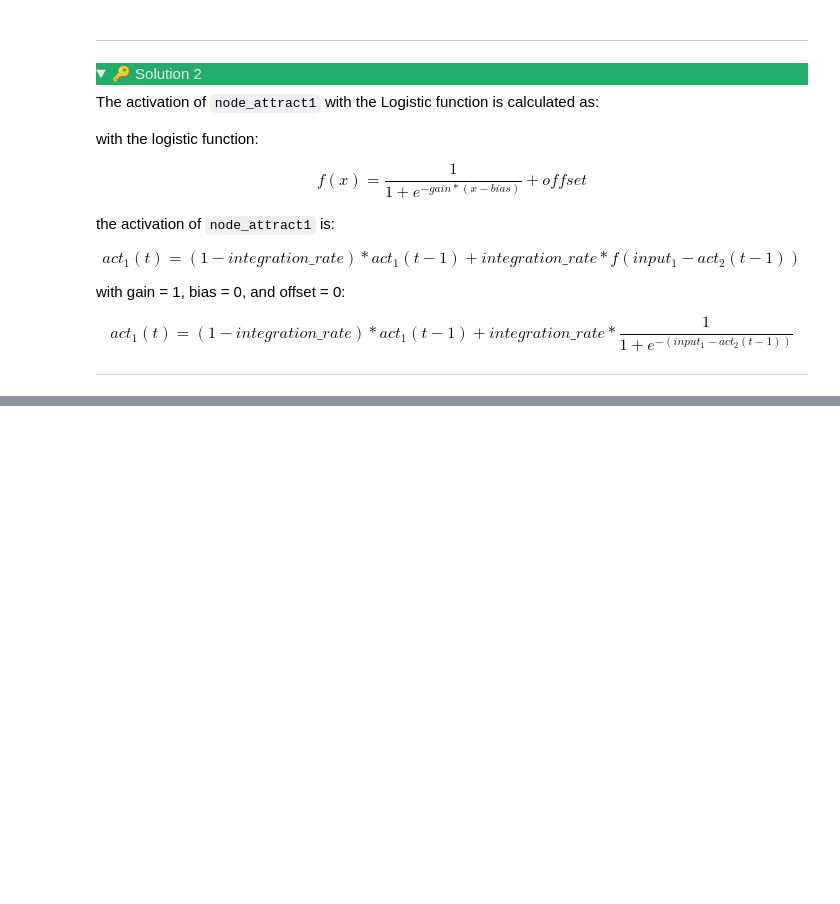
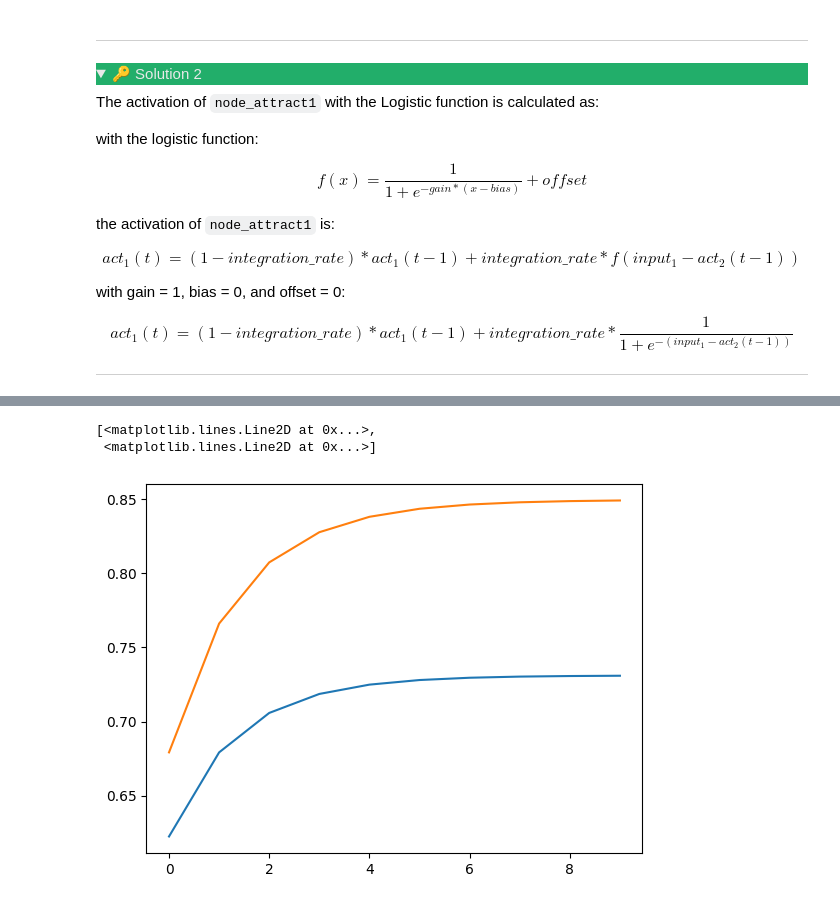
Before and after one commit to younesStrittmatter/502B, a Jupyter notebook: _book_build/content/Dynamics in Perception/notebooks/3 Dynamic Systems and Bistable Perception.ipynb, the cells around one changed output, grey strips where cells are left out. Drawn from its saved outputs; the diff is of its cells as text; code cells hidden in the pictures; folded sections open; blank space fills up the shorter version.

```diff
--- a/_book_build/content/Dynamics in Perception/notebooks/3 Dynamic Systems and Bistable Perception.ipynb
+++ b/_book_build/content/Dynamics in Perception/notebooks/3 Dynamic Systems and Bistable Perception.ipynb
@@ -377,0 +462,67 @@ $$
+# %%
+# Create a PsyNeuLink Composition
+comp_divergent = pnl.Composition()
+
+# Create the first Transfer Mechanism (node)
+node_divergent_1 = pnl.TransferMechanism(
+    name='node_attract1',
+    function=pnl.Logistic(gain=1, offset=0),  # Logistic function with a slope of 1 and no intercept.
+    integrator_mode=True,
+    integration_rate=.5,
+    default_variable=np.zeros((1,)),
+)
+
+# Create the second Transfer Mechanism (node)
+node_divergent_2 = pnl.TransferMechanism(
+    name='node_attract2',
+    function=pnl.Logistic(gain=1, offset=0),
+    integrator_mode=True,
+    integration_rate=.5,
+    default_variable=np.zeros((1,)),
+)
+
+# Define the connection weight
+connect_divergent_a1_a2 = # TODO: Add code here
+
+# Define the connection weight from node 2 to node 1
+connect_divergent_a2_a1 = # TODO: Add code here
+
+# Create a MappingProjection from node_attract1 to node_attract2
+weights_divergent_a1_a2 = pnl.MappingProjection(
+    name='connect_a1_a2',  # Name of the projection for identification.
+    matrix=connect_divergent_a1_a2,  # Weight matrix for the connection.
+)
+
+# Create a MappingProjection from node_attract2 to node_attract1
+weights_divergent_a2_a1 = pnl.MappingProjection(
+    name='connect_a2_a1',  # Name of the projection for identification.
+    matrix=connect_divergent_a2_a1,  # Weight matrix for the connection.
+)
+
+# Add the nodes and projections to the composition as a circular pathway
+# This defines a loop where the output of each node influences the other
+comp_divergent.add_linear_processing_pathway(
+    pathway=(node_divergent_1, weights_divergent_a1_a2, node_divergent_2, weights_divergent_a2_a1, node_divergent_1)
+)
+
+# Enable detailed reporting of output for both nodes
+node_divergent_1.reportOutputPref = True  # Output values will be reported during execution.
+node_divergent_2.reportOutputPref = True
+
+# Define inputs for each node over multiple trials
+input_dict = {
+    node_divergent_1: # TODO: Add code here
+    node_divergent_2: # TODO: Add code here
+}
+
+# Execute the composition for a specified number of trials
+comp_divergent.run(
+    inputs=input_dict,  # Provide the input sequences.
+    num_trials=10  # Number of trials to run.
+)
+
+# Visualize the graph of the composition
+print(np.shape(np.squeeze(comp_divergent.results)))
+print(np.squeeze(comp_divergent.results))
+plt.plot(np.squeeze(comp_divergent.results))
+# %% [output]
@@ -377,0 +540,3 @@ $$
+[<matplotlib.lines.Line2D at 0x...>,
+ <matplotlib.lines.Line2D at 0x...>]
+[figure, added]
```
Also changed, not shown: parts of 30 cells of this notebook, 5 other files.
